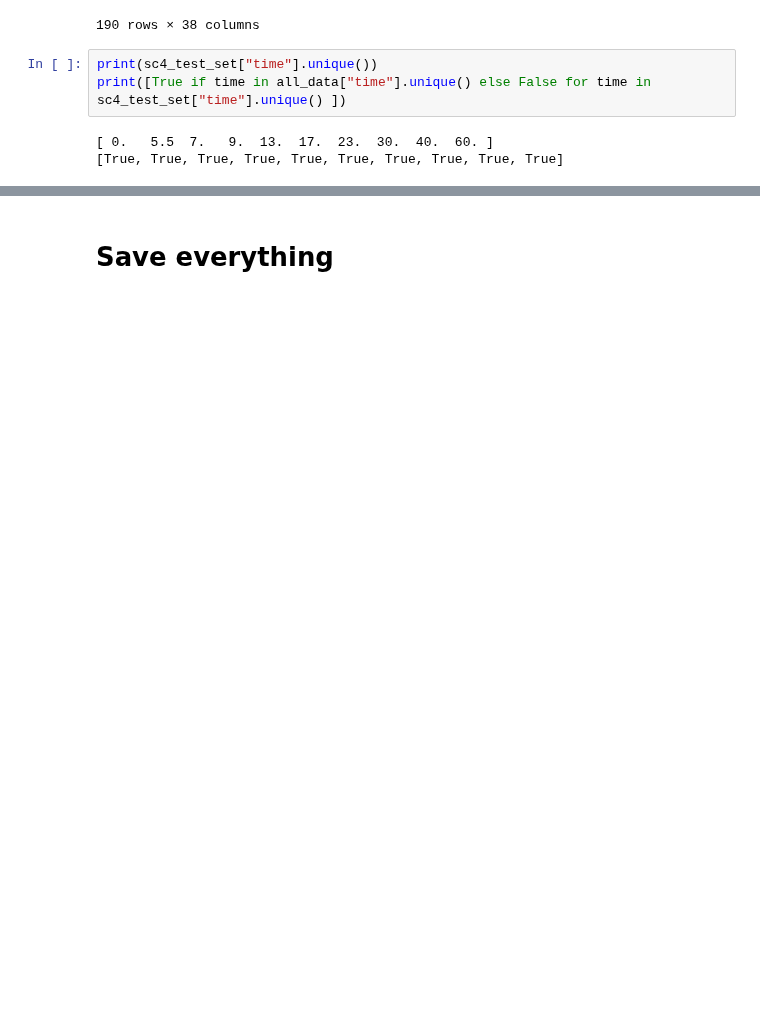
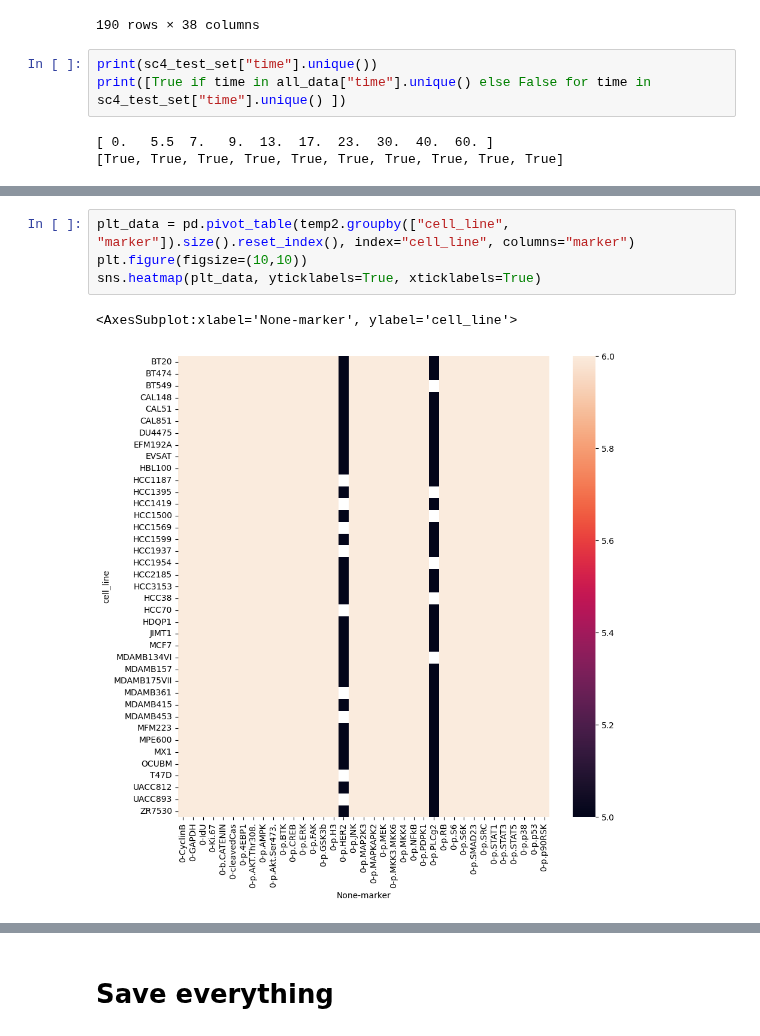
Before and after one commit to c-legac/biofuzznet, a Jupyter notebook: Notebooks/20230502_save_time_aligned_per_cell_line_and_challenge_data.ipynb, the cells around one changed output, grey strips where cells are left out. Saved outputs shown, nothing was run; the diff lists cells and outputs as text; blank space fills up the shorter version.

```diff
--- a/Notebooks/20230502_save_time_aligned_per_cell_line_and_challenge_data.ipynb
+++ b/Notebooks/20230502_save_time_aligned_per_cell_line_and_challenge_data.ipynb
@@ -163,0 +430,7 @@ array(['full', 'EGF', 'iEGFR', 'iMEK', 'iPI3K', 'iPKC'], dtype=object)
+# %%
+plt_data = pd.pivot_table(temp2.groupby(["cell_line", "marker"]).size().reset_index(), index="cell_line", columns="marker")
+plt.figure(figsize=(10,10))
+sns.heatmap(plt_data, yticklabels=True, xticklabels=True)
+# %% [output]
+<AxesSubplot:xlabel='None-marker', ylabel='cell_line'>
+[figure, added]
```
Also changed, not shown: parts of 41 cells of this notebook, 14 other files.
